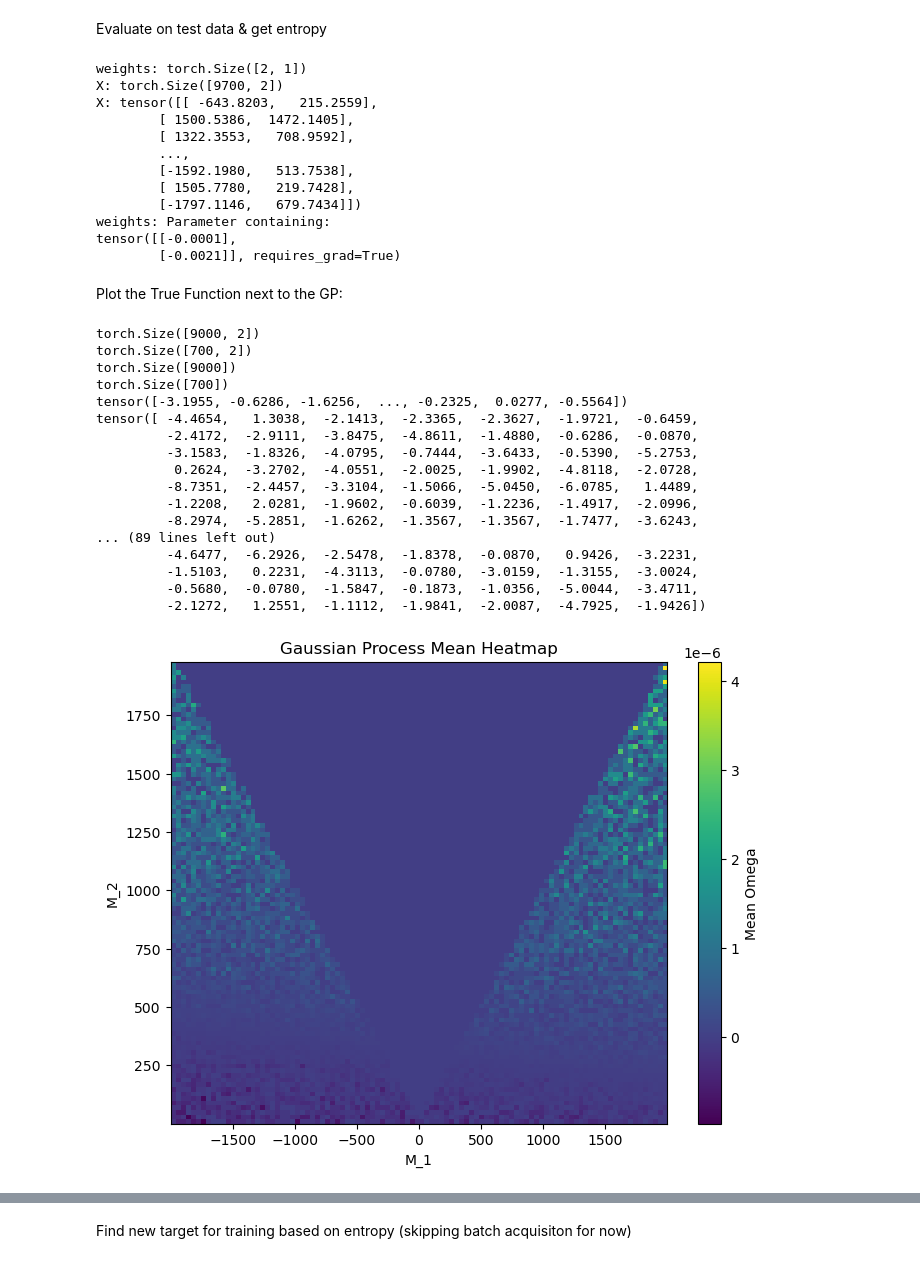
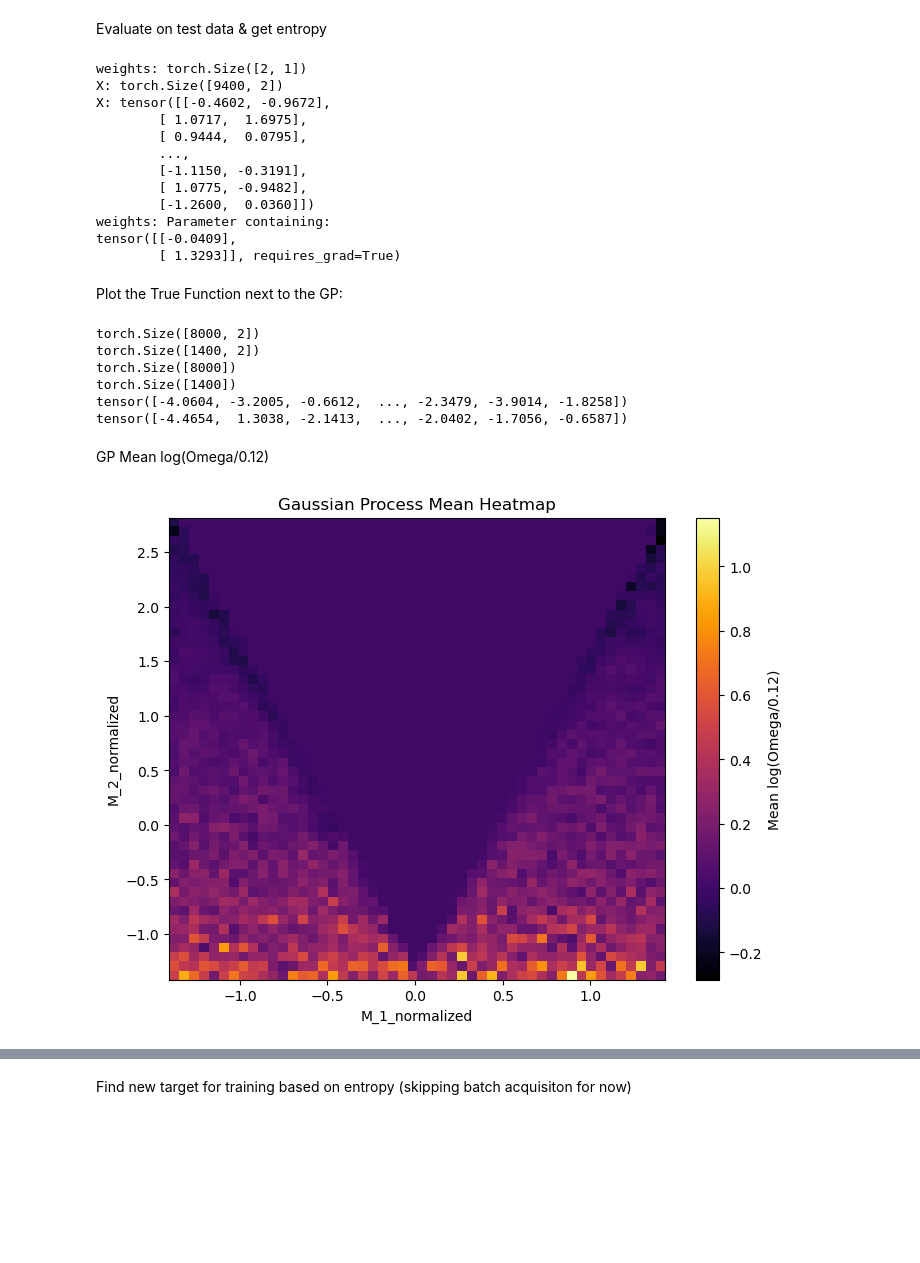
Before and after one commit to DomeVoss95/ActiveLearning_pMSSMwithGP, a Jupyter notebook: model/Toy_model2D.ipynb, the cells around one changed output, grey strips where cells are left out. Saved outputs shown, nothing was run; the diff lists cells and outputs as text; code cells hidden in the pictures; blank space fills up the shorter version.

Commit message:
New Plots and Training with 2000 points

```diff
--- a/model/Toy_model2D.ipynb
+++ b/model/Toy_model2D.ipynb
@@ -63,18 +62,18 @@ M_2_filtered = M_2[mask]
 Omega_filtered = Omega[mask]
 
 # Limit to only 100 points
-M_1_limited = M_1_filtered.iloc[:2000]
-M_2_limited = M_2_filtered.iloc[:2000]
-Omega_limited = Omega_filtered.iloc[:2000]
+M_1_limited = M_1_filtered.iloc[:5000]
+M_2_limited = M_2_filtered.iloc[:5000]
+Omega_limited = Omega_filtered.iloc[:5000]
 
 # Convert to train
-x_train = torch.stack([torch.tensor(M_1_limited.values[:1400], dtype=torch.float32), torch.tensor(M_2_limited.values[:1400], dtype=torch.float32)], dim=1)
-y_train = torch.log(torch.tensor(Omega_limited.values[:1400], dtype=torch.float32)/0.12)
+x_train = torch.stack([torch.tensor(M_1_limited.values[:4000], dtype=torch.float32), torch.tensor(M_2_limited.values[:4000], dtype=torch.float32)], dim=1)
+y_train = torch.log(torch.tensor(Omega_limited.values[:4000], dtype=torch.float32)/0.12)
 
 
 # Convert to valid
-x_valid = torch.stack([torch.tensor(M_1_limited.values[1400:], dtype=torch.float32), torch.tensor(M_2_limited.values[1400:], dtype=torch.float32)], dim=1)
-y_valid = torch.log(torch.tensor(Omega_limited.values[1400:], dtype=torch.float32)/0.12)
+x_valid = torch.stack([torch.tensor(M_1_limited.values[4000:], dtype=torch.float32), torch.tensor(M_2_limited.values[4000:], dtype=torch.float32)], dim=1)
+y_valid = torch.log(torch.tensor(Omega_limited.values[4000:], dtype=torch.float32)/0.12)
 # %%
 for i in (x_train, y_train, x_valid, y_valid):
     print(torch.isinf(i).any())
@@ -85,6 +84,10 @@ tensor(False)
 tensor(False)
 # %%
 from multitaskGP2D import MultitaskGP2D
+
+# Normalisierung der Daten
+x_train = (x_train - x_train.mean(dim=0)) / x_train.std(dim=0)
+x_valid = (x_valid - x_valid.mean(dim=0)) / x_valid.std(dim=0)
 
 likelihood = GaussianLikelihood()
 multitask_gp = MultitaskGP2D(x_train, y_train, x_valid, y_valid, likelihood, 2)
@@ -168,8 +161,12 @@ Name: task_covar_module.raw_var, Value: tensor([-0.8447])
 # %% [markdown]
 Evaluate on test data & get entropy
 # %%
-x_test = torch.stack([torch.tensor(M_1_filtered.values[1000:10000], dtype=torch.float32), torch.tensor(M_2_filtered.values[1000:10000], dtype=torch.float32)], dim=1)
+x_test = torch.stack([torch.tensor(M_1_filtered.values[2000:10000], dtype=torch.float32), torch.tensor(M_2_filtered.values[2000:10000], dtype=torch.float32)], dim=1)
+
+# Normalisierung der Daten
+x_test = (x_test - x_test.mean(dim=0)) / x_test.std(dim=0)
 # %%
+# from PublishGP.utils import entropy_local
 from entropy import entropy_local
 
 def evaluate(multitask_gp, likelihood, x_test):
@@ -196,17 +193,17 @@ def evaluate(multitask_gp, likelihood, x_test):
 observed_pred, entropy = evaluate(multitask_gp, likelihood, x_test)
 # %% [output]
 weights: torch.Size([2, 1])
-X: torch.Size([9700, 2])
-X: tensor([[ -643.8203,   215.2559],
-        [ 1500.5386,  1472.1405],
-        [ 1322.3553,   708.9592],
+X: torch.Size([9400, 2])
+X: tensor([[-0.4602, -0.9672],
+        [ 1.0717,  1.6975],
+        [ 0.9444,  0.0795],
         ...,
-        [-1592.1980,   513.7538],
-        [ 1505.7780,   219.7428],
-        [-1797.1146,   679.7434]])
+        [-1.1150, -0.3191],
+        [ 1.0775, -0.9482],
+        [-1.2600,  0.0360]])
 weights: Parameter containing:
-tensor([[-0.0001],
-        [-0.0021]], requires_grad=True)
+tensor([[-0.0409],
+        [ 1.3293]], requires_grad=True)
 # %% [markdown]
 Plot the True Function next to the GP:
 # %%
@@ -219,38 +216,29 @@ print(y_train.shape)
 print(torch.tensor(mean))
 print(y_train)
 # %% [output]
-torch.Size([9000, 2])
-torch.Size([700, 2])
-torch.Size([9000])
-torch.Size([700])
-tensor([-3.1955, -0.6286, -1.6256,  ..., -0.2325,  0.0277, -0.5564])
-tensor([ -4.4654,   1.3038,  -2.1413,  -2.3365,  -2.3627,  -1.9721,  -0.6459,
-         -2.4172,  -2.9111,  -3.8475,  -4.8611,  -1.4880,  -0.6286,  -0.0870,
-         -3.1583,  -1.8326,  -4.0795,  -0.7444,  -3.6433,  -0.5390,  -5.2753,
-          0.2624,  -3.2702,  -4.0551,  -2.0025,  -1.9902,  -4.8118,  -2.0728,
-         -8.7351,  -2.4457,  -3.3104,  -1.5066,  -5.0450,  -6.0785,   1.4489,
-         -1.2208,   2.0281,  -1.9602,  -0.6039,  -1.2236,  -1.4917,  -2.0996,
-         -8.2974,  -5.2851,  -1.6262,  -1.3567,  -1.3567,  -1.7477,  -3.6243,
-... (89 lines left out)
-         -4.6477,  -6.2926,  -2.5478,  -1.8378,  -0.0870,   0.9426,  -3.2231,
-         -1.5103,   0.2231,  -4.3113,  -0.0780,  -3.0159,  -1.3155,  -3.0024,
-         -0.5680,  -0.0780,  -1.5847,  -0.1873,  -1.0356,  -5.0044,  -3.4711,
-         -2.1272,   1.2551,  -1.1112,  -1.9841,  -2.0087,  -4.7925,  -1.9426])
+torch.Size([8000, 2])
+torch.Size([1400, 2])
+torch.Size([8000])
+torch.Size([1400])
+tensor([-4.0604, -3.2005, -0.6612,  ..., -2.3479, -3.9014, -1.8258])
+tensor([-4.4654,  1.3038, -2.1413,  ..., -2.0402, -1.7056, -0.6587])
+# %% [markdown]
+GP Mean log(Omega/0.12)
 # %%
 x = x_test[:, 0]
 y = x_test[:, 1]
 z = mean
 
 # 2D-Histogramm berechnen
-heatmap, xedges, yedges = np.histogram2d(x, y, bins=100, weights=z, density=True)
+heatmap, xedges, yedges = np.histogram2d(x, y, bins=50, weights=z, density=True)
 
 # Plotten der Heatmap
 plt.figure(figsize=(8, 6))
-plt.imshow(heatmap.T, extent=[xedges[0], xedges[-1], yedges[0], yedges[-1]], origin='lower', cmap='viridis', aspect='auto')
-plt.colorbar(label='Mean Omega')
-plt.xlabel('M_1')
-plt.ylabel('M_2')
+plt.imshow(heatmap.T, extent=[xedges[0], xedges[-1], yedges[0], yedges[-1]], origin='lower', cmap='inferno', aspect='auto')
+plt.colorbar(label='Mean log(Omega/0.12)')
+plt.xlabel('M_1_normalized')
+plt.ylabel('M_2_normalized')
 plt.title('Gaussian Process Mean Heatmap')
 plt.show()
 # %% [output]
-[figure, old version]
+[figure, new version]
```
Also changed, not shown: parts of 14 cells of this notebook, 1 other file.
